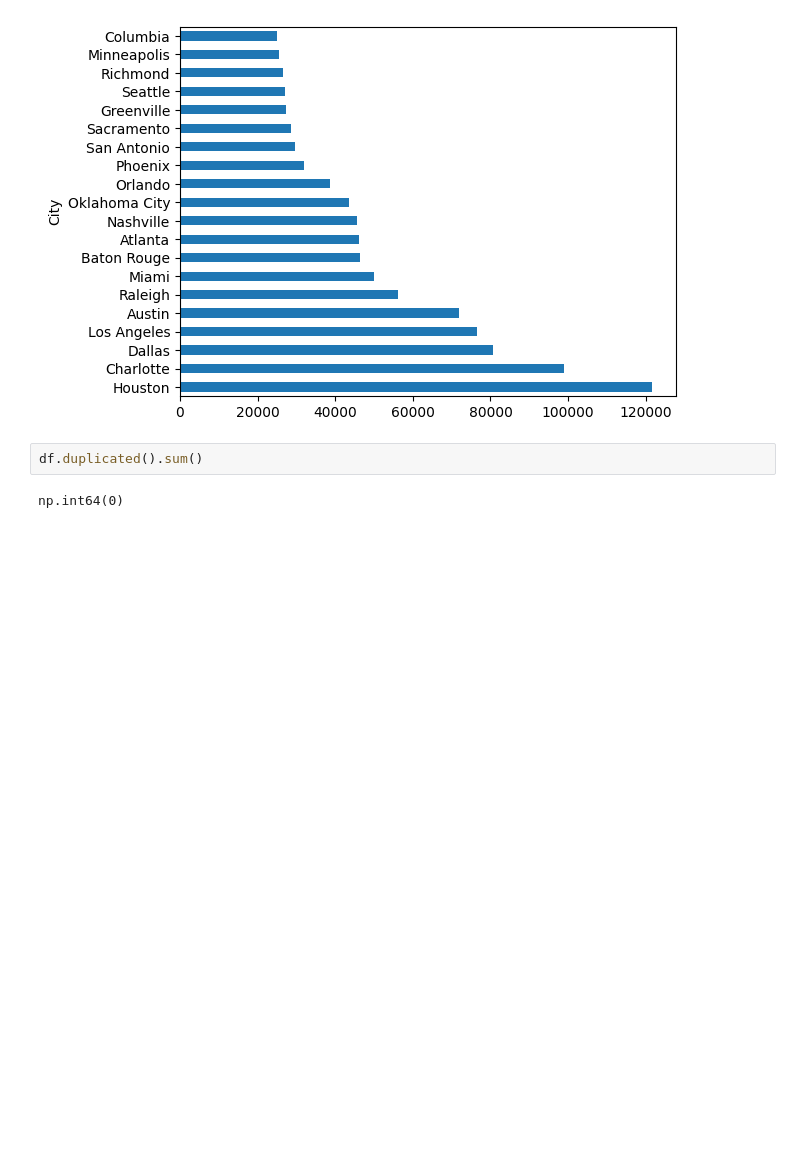
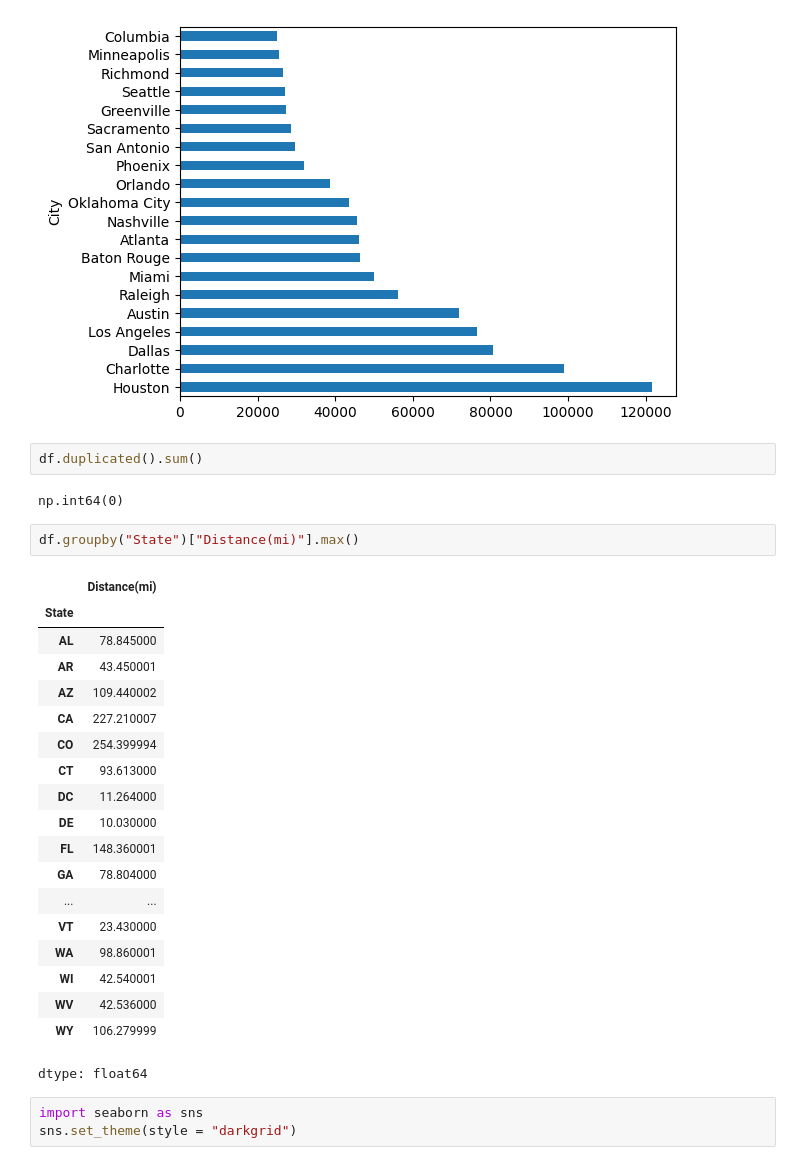
Before and after one commit to teerth-code/Exploratory-Data-Analysis-on-Accidents-in-America, a Jupyter notebook: eda.ipynb, the cells around one changed output. Cells and saved outputs as stored; diff of their text form; blank space fills up the shorter version.

```diff
--- a/eda.ipynb
+++ b/eda.ipynb
@@ -202,3 +202,28 @@ sorted_cities.plot.barh()
 df.duplicated().sum()
 # %% [output]
 np.int64(0)
+# %%
+df.groupby("State")["Distance(mi)"].max()
+# %% [output]
+|  | Distance(mi) |
+| State |  |
+| AL | 78.845000 |
+| AR | 43.450001 |
+| AZ | 109.440002 |
+| CA | 227.210007 |
+| CO | 254.399994 |
+| CT | 93.613000 |
+| DC | 11.264000 |
+| DE | 10.030000 |
+| FL | 148.360001 |
+| GA | 78.804000 |
+| ... | ... |
+| VT | 23.430000 |
+| WA | 98.860001 |
+| WI | 42.540001 |
+| WV | 42.536000 |
+| WY | 106.279999 |
+dtype: float64
+# %%
+import seaborn as sns
+sns.set_theme(style = "darkgrid")
```
Also changed, not shown: parts of 2 cells of this notebook.
